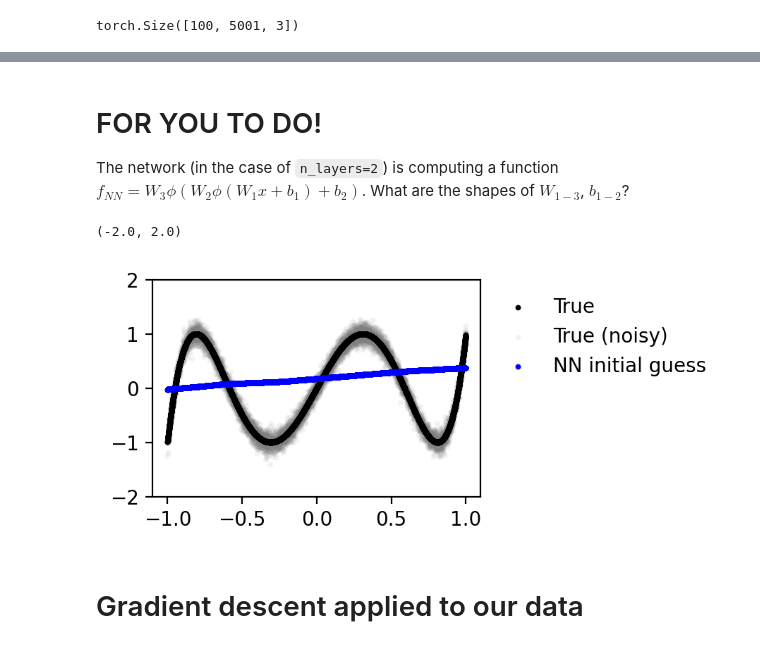
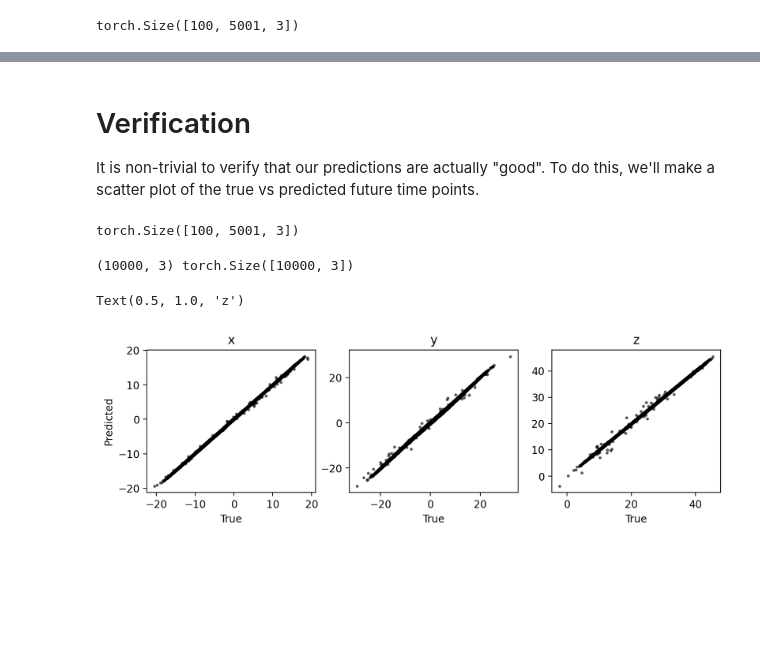
Before and after one commit to schmittms/ML_tutorial, a Jupyter notebook: 04_intro_to_datasets.ipynb, the cells around one changed output, grey strips where cells are left out. Drawn from its saved outputs; the diff is of its cells as text; code cells hidden in the pictures; blank space fills up the shorter version.

Commit message:
Finished dataset notebook

```diff
--- a/04_intro_to_datasets.ipynb
+++ b/04_intro_to_datasets.ipynb
@@ -204,7 +243,7 @@ class DatasetLorenz(Dataset):
 
         self.data = trajectory_data # Shape: [n init cond, 3, T]
         self.data = self.data.transpose(0,2,1) # Shape: [n init cond, T, 3]
-        self.data = torch.from_numpy(self.data)
+        self.data = torch.from_numpy(self.data).float()
         self.dT = dT
 
         self.loader = self.make_loader(indices=np.arange(len(self)), batch_size=batch_size, num_workers=0, pin_memory=False)
@@ -231,8 +270,7 @@ class DatasetLorenz(Dataset):
                 sampler=sampler,
                 pin_memory=pin_memory)
 
-            self.loader = loader
-            return
+            return loader
 # %%
 dataset_lorenz = DatasetLorenz(trajectories)
 print(dataset_lorenz.data.shape)
@@ -262,6 +300,8 @@ class NNModel(nn.Module):
 
         self.layers.append(nn.Linear(n_channels, output_size)) # Last layer. Don't activate, unless you want values in [0, infty]
 
+        # Put on device
+        self.to(torch.device("cuda" if torch.cuda.is_available() else "cpu"))
 
         ## MAKE THE OPTIMIZER.
         # This will keep track of things like learning rate, optimization steps, and which parameters we want to apply gradients to.
@@ -278,9 +318,9 @@ class NNModel(nn.Module):
 
         return x # this is our prediction
 # %%
-model = NNModel(input_size=1, # number of channels/dimensions of the input
-                 output_size=1, # number of channels/dimensions of the output
+model = NNModel(input_size=3, # number of channels/dimensions of the input
+                 output_size=3, # number of channels/dimensions of the output
                  n_channels=64, # number of channels/dimensions of inner layers
-                 n_layers=2, # number of intermediate layers
+                 n_layers=4, # number of intermediate layers
                  activation_fct=nn.ReLU(),
                  optimization_hyperparameters={'LR': 1e-3})
@@ -286,0 +329,7 @@ model = NNModel(input_size=1, # number of channels/dimensions of the input
+# %%
+# First, put the data on gpu so it will be faster. This step may be skipped
+device = torch.device("cuda" if torch.cuda.is_available() else "cpu")
+
+dataset_lorenz = DatasetLorenz(trajectories, dT=3, batch_size=128)
+dataset_lorenz.data = dataset_lorenz.data.to(device)
+model.to(device)
@@ -287,18 +387,36 @@ model = NNModel(input_size=1, # number of channels/dimensions of the input
 # %% [markdown]
-# FOR YOU TO DO!
-The network (in the case of `n_layers=2`) is computing a function $f_{NN}=W_3 \phi(W_2 \phi (W_1 x + b_1) + b_2 )$.
-What are the shapes of $W_{1-3}$, $b_{1-2}$?
+# Verification
+It is non-trivial to verify that our predictions are actually "good". To do this, we'll make a scatter plot of the true vs predicted future time points.
+# %%
+print(dataset_lorenz.data.shape)
+# %% [output]
+torch.Size([100, 5001, 3])
 # %%
-fig,ax=plt.subplots(1,1,figsize=(3,2),dpi=200)
+fig,ax=plt.subplots(1,3,figsize=(10,2.5),dpi=200)
 
-ax.scatter(inputs, outputs, s=8, color='k', alpha=1, lw=0, label='True')
-ax.scatter(inputs, outputs_noisy, s=8, color='gray', alpha=0.1, lw=0, label='True (noisy)', zorder=-1)
-ax.scatter(inputs, model(inputs).detach(), s=8, color='b', alpha=1, lw=0, label='NN initial guess')
+inpt_data  = dataset_lorenz.data[:,:-dataset_lorenz.dT].to(device).float() # inputs
+outpt_data = dataset_lorenz.data[:,dataset_lorenz.dT:].to(device).float() # predictions
 
-ax.legend(loc='upper left', bbox_to_anchor=(1.0, 1.0), frameon=False)
-ax.set_ylim(-2,2)
+downsample = 50
+inpt_data = inpt_data[:,::downsample]
+outpt_data = outpt_data[:,::downsample]
+inpt_data = inpt_data.reshape(-1, 3) # Want to flatten the first two indices
+outpt_data = outpt_data.reshape(-1,3).detach().cpu().numpy()
+
+predictions = model(inpt_data).detach().cpu().numpy()
+
+print(outpt_data.shape, inpt_data.shape)
+
+for i in range(3):
+    ax[i].scatter(outpt_data[:,i], predictions[:,i], s=4, color='k', alpha=0.5)
+    ax[i].set_xlabel('True')
+
+ax[0].set_ylabel('Predicted')
+
+ax[0].set_title('x')
+ax[1].set_title('y')
+ax[2].set_title('z')
 # %% [output]
-(-2.0, 2.0)
+(10000, 3) torch.Size([10000, 3])
+Text(0.5, 1.0, 'z')
-[figure, old version]
+[figure, new version]
-# %% [markdown]
-# Gradient descent applied to our data
```
Also changed, not shown: parts of 29 cells of this notebook.
